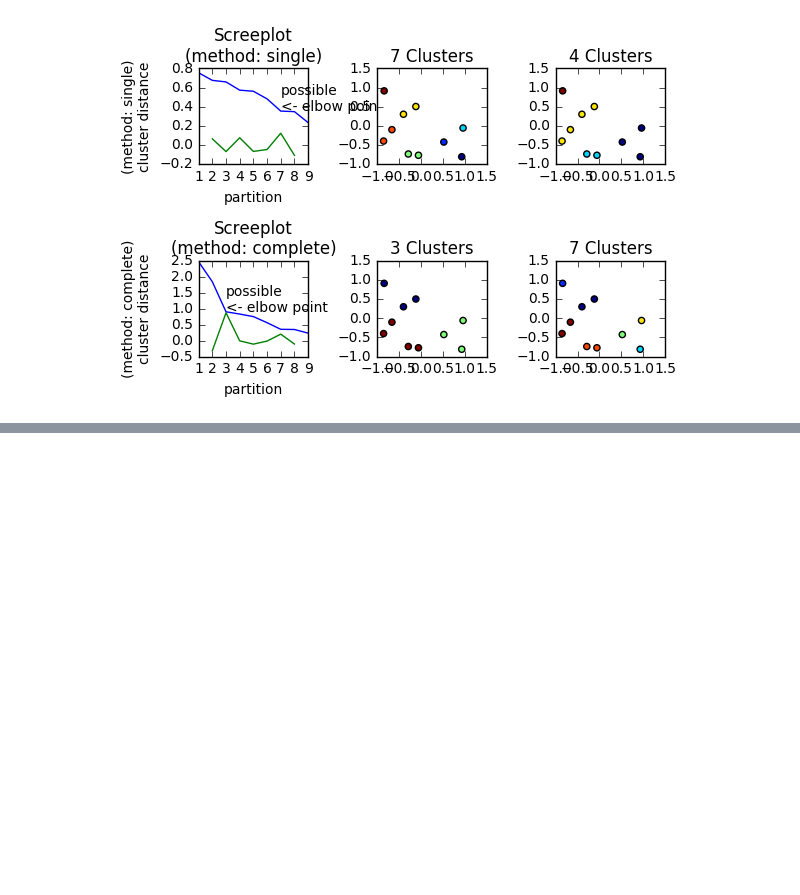
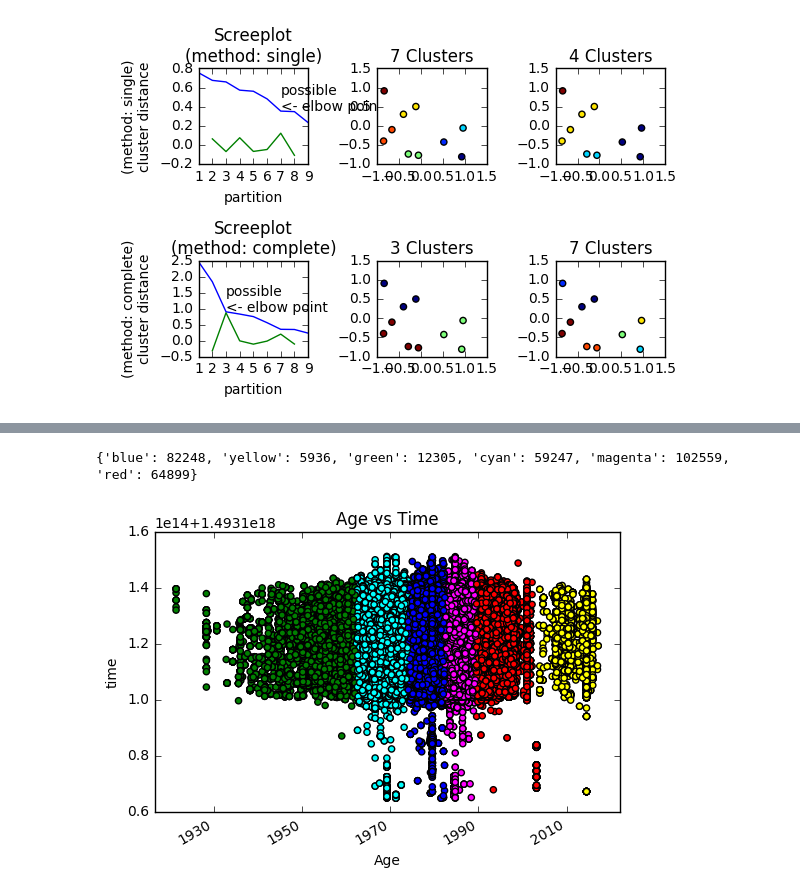
Before and after one commit to sreeder/Jupyter-Notebooks, a Jupyter notebook: notebooks/analytics/Clustering.ipynb, the cells around one changed output, grey strips where cells are left out. Drawn from its saved outputs; the diff is of its cells as text; code cells hidden in the pictures; blank space fills up the shorter version.

Commit message:
final clustering stuff

```diff
--- a/notebooks/analytics/Clustering.ipynb
+++ b/notebooks/analytics/Clustering.ipynb
@@ -17,7 +17,7 @@ import pandas as pd
 import datetime
 # import seaborn as sb
 # %%
-color_list = ['blue', 'green', 'red', 'cyan', 'magenta', 'yellow']
+color_list = ['blue', 'green', 'red', 'cyan', 'magenta', 'yellow', 'purple', 'pink', 'orange']
 # %%
 def init_board_gauss(N, k):
     n = float(N)/k
@@ -218,0 +236,14 @@ ValueError: could not convert string to float: Sunday
+# %%
+# Age vs used price
+p1 = funun[funun["YearRelease"] != "Unknown"]
+#filter out system's and consoles. game only
+p1 = p1[p1["Title"].str.contains("Console")==False]
+p1 = p1[p1["Title"].str.contains("System")==False]
+p1 = p1[p1["Title"].str.contains("console")==False]
+p1 = p1[p1["Title"].str.contains("system")==False]
+
+
+
+p2= pd.concat([p1['YearRelease'].astype(np.int64), p1['used']], axis =1)
+lst=np.array([x for x in p2.values])
+dates = None
@@ -222,0 +266,13 @@ agg_cluster(data=lst, n=4, dates=dates)
+# %%
+print k_cluster(lst, n = 6, dates=dates)
+plt.title("Age vs Time")
+plt.xlabel("Age")
+plt.ylabel("time")
+ax = plt.gca()
+#set limit for dates, when plotting day of week
+# ax.set_xlim(datetime.datetime(2017,4,26,0,0,0), datetime.datetime(2017, 4, 26, 23,59,59))
+# ax.set_ylim(-5, 280)
+# ax.set_xlim(1980, 2020)
+# %% [output]
+{'blue': 82248, 'yellow': 5936, 'green': 12305, 'cyan': 59247, 'magenta': 102559, 'red': 64899}
+[figure, added]
```
Also changed, not shown: parts of 14 cells of this notebook, 2 other files.
